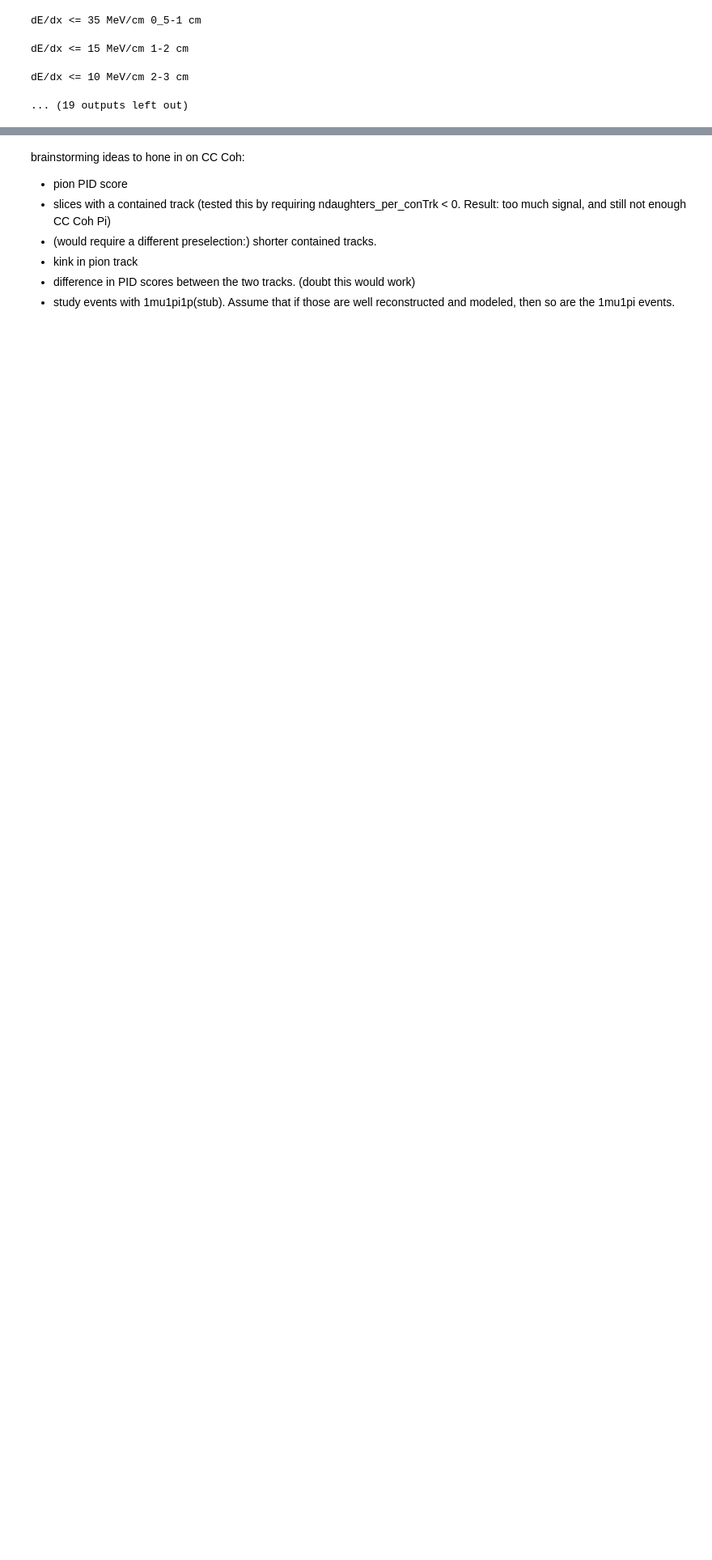
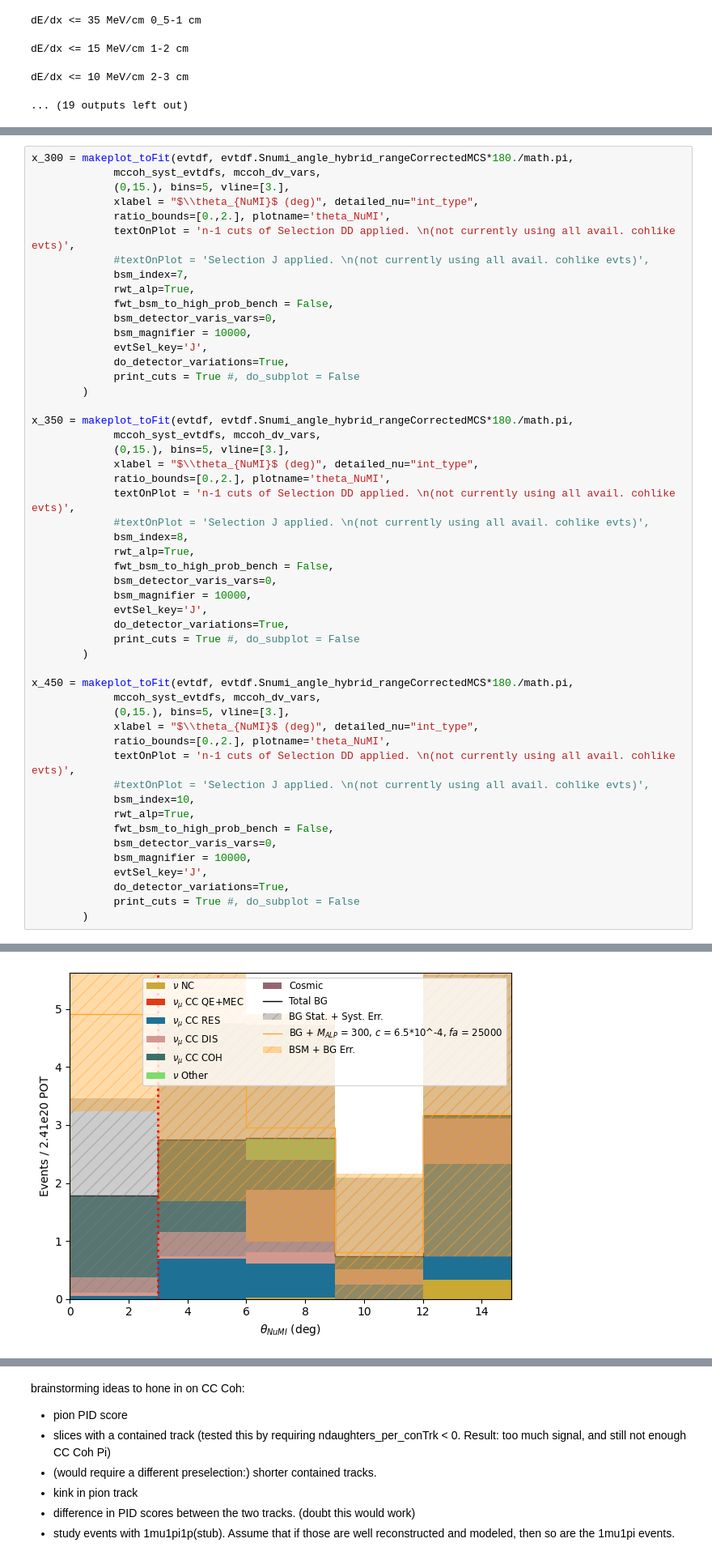
Before and after one commit to SBNSoftware/sbnana, a Jupyter notebook: sbnana/SBNAna/icarus-analysis-villiage/pyana/dimuon-tools/nb/unc_requestNearSB.ipynb, the cells around one changed output, grey strips where cells are left out. Shown at 81% size. Drawn from its saved outputs; the diff is of its cells as text; blank space fills up the shorter version.

```diff
--- a/sbnana/SBNAna/icarus-analysis-villiage/pyana/dimuon-tools/nb/unc_requestNearSB.ipynb
+++ b/sbnana/SBNAna/icarus-analysis-villiage/pyana/dimuon-tools/nb/unc_requestNearSB.ipynb
@@ -3348,0 +3729,52 @@ evtSel_dict = dict([
+# %%
+x_300 = makeplot_toFit(evtdf, evtdf.Snumi_angle_hybrid_rangeCorrectedMCS*180./math.pi,
+             mccoh_syst_evtdfs, mccoh_dv_vars,
+             (0,15.), bins=5, vline=[3.],
+             xlabel = "$\\theta_{NuMI}$ (deg)", detailed_nu="int_type",
+             ratio_bounds=[0.,2.], plotname='theta_NuMI',
+             textOnPlot = 'n-1 cuts of Selection DD applied. \n(not currently using all avail. cohlike evts)',
+             #textOnPlot = 'Selection J applied. \n(not currently using all avail. cohlike evts)',
+             bsm_index=7,
+             rwt_alp=True,
+             fwt_bsm_to_high_prob_bench = False,
+             bsm_detector_varis_vars=0,
+             bsm_magnifier = 10000,
+             evtSel_key='J',
+             do_detector_variations=True,
+             print_cuts = True #, do_subplot = False
+        )
+
+x_350 = makeplot_toFit(evtdf, evtdf.Snumi_angle_hybrid_rangeCorrectedMCS*180./math.pi,
+             mccoh_syst_evtdfs, mccoh_dv_vars,
+             (0,15.), bins=5, vline=[3.],
+             xlabel = "$\\theta_{NuMI}$ (deg)", detailed_nu="int_type",
+             ratio_bounds=[0.,2.], plotname='theta_NuMI',
+             textOnPlot = 'n-1 cuts of Selection DD applied. \n(not currently using all avail. cohlike evts)',
+             #textOnPlot = 'Selection J applied. \n(not currently using all avail. cohlike evts)',
+             bsm_index=8,
+             rwt_alp=True,
+             fwt_bsm_to_high_prob_bench = False,
+             bsm_detector_varis_vars=0,
+             bsm_magnifier = 10000,
+             evtSel_key='J',
+             do_detector_variations=True,
+             print_cuts = True #, do_subplot = False
+        )
+
+x_450 = makeplot_toFit(evtdf, evtdf.Snumi_angle_hybrid_rangeCorrectedMCS*180./math.pi,
+             mccoh_syst_evtdfs, mccoh_dv_vars,
+             (0,15.), bins=5, vline=[3.],
+             xlabel = "$\\theta_{NuMI}$ (deg)", detailed_nu="int_type",
+             ratio_bounds=[0.,2.], plotname='theta_NuMI',
+             textOnPlot = 'n-1 cuts of Selection DD applied. \n(not currently using all avail. cohlike evts)',
+             #textOnPlot = 'Selection J applied. \n(not currently using all avail. cohlike evts)',
+             bsm_index=10,
+             rwt_alp=True,
+             fwt_bsm_to_high_prob_bench = False,
+             bsm_detector_varis_vars=0,
+             bsm_magnifier = 10000,
+             evtSel_key='J',
+             do_detector_variations=True,
+             print_cuts = True #, do_subplot = False
+        )
+# %% [output]
@@ -3348,0 +3792 @@ evtSel_dict = dict([
+[figure, added]
```
Also changed, not shown: parts of 47 cells of this notebook, 3 other files.
